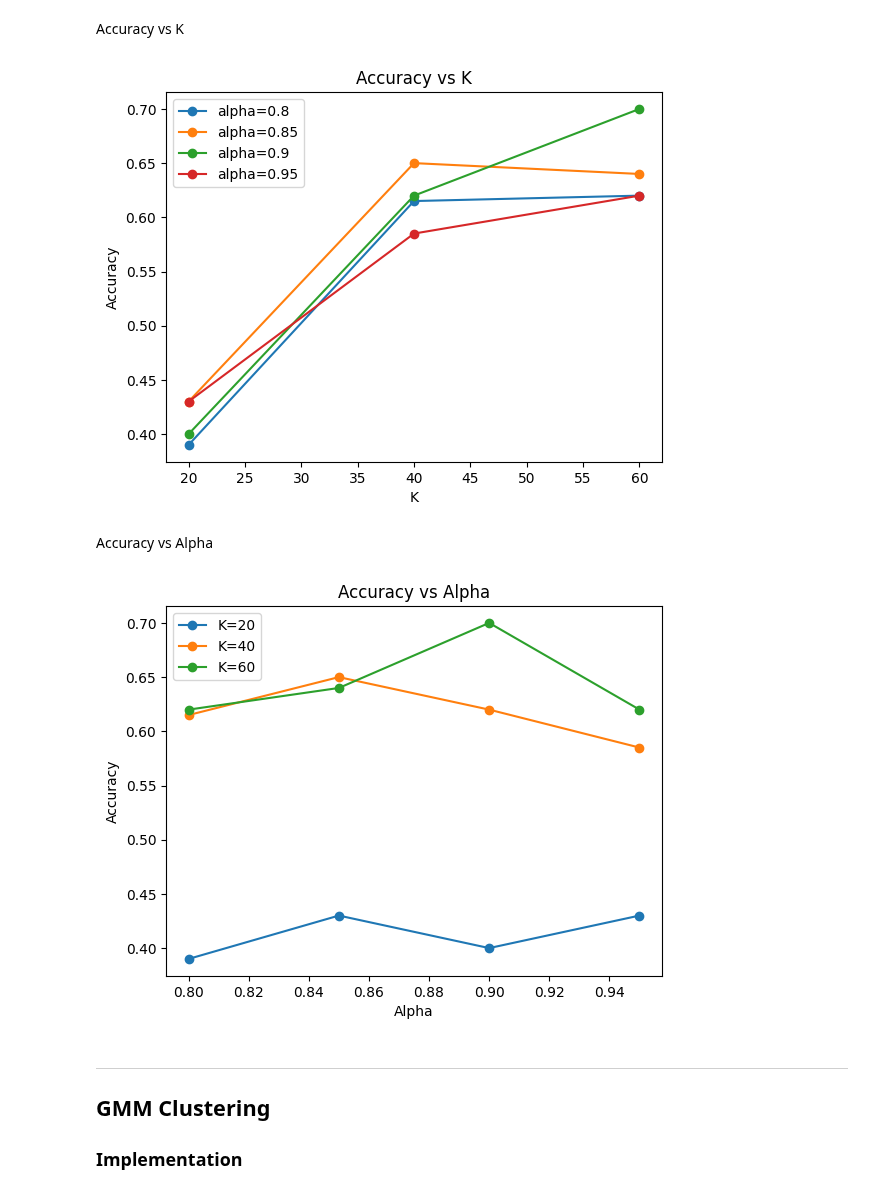
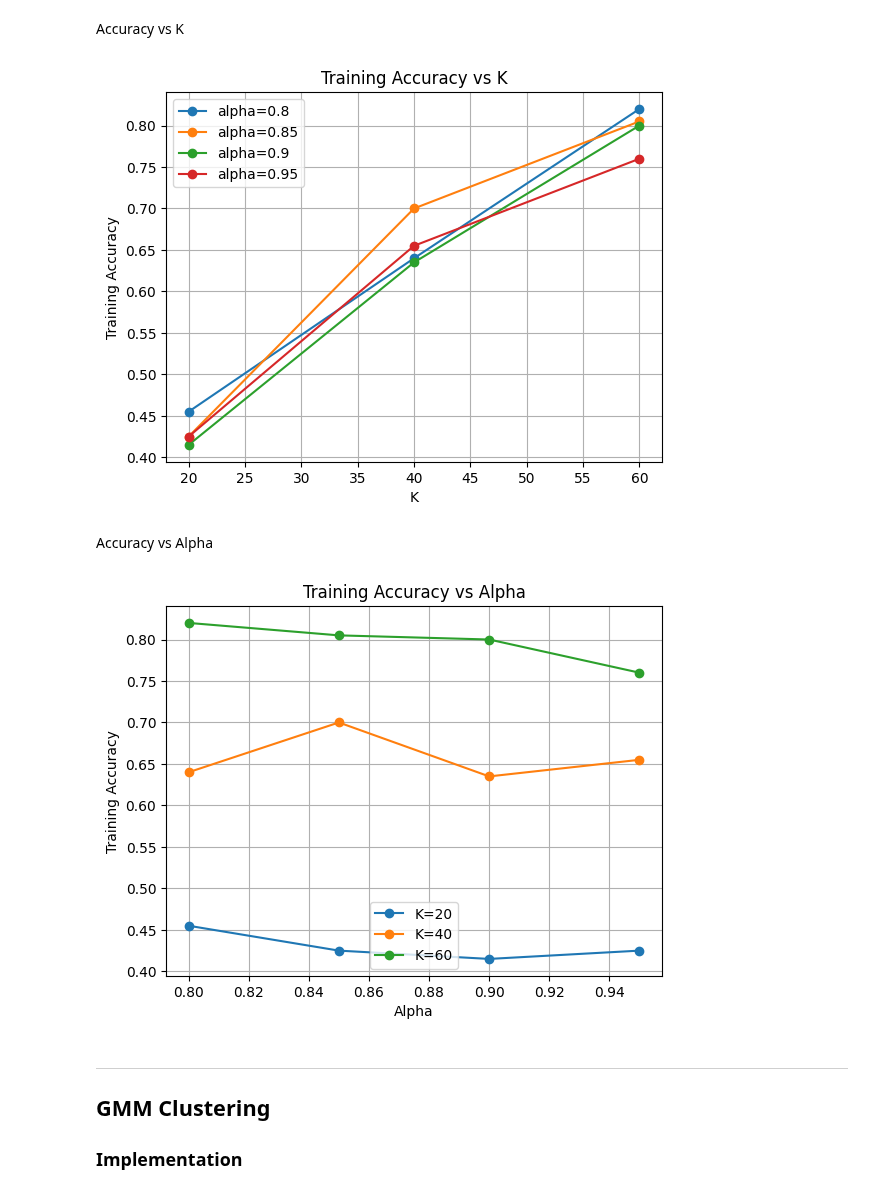
Before and after one commit to johnwillyyy/face-recognition, a Jupyter notebook: face_recognition_pca.ipynb, the cells around one changed output. Cells and saved outputs as stored; diff of their text form; code cells hidden in the pictures.

```diff
--- a/face_recognition_pca.ipynb
+++ b/face_recognition_pca.ipynb
@@ -346,0 +319,28 @@ alpha=0.95, K=60, acc=0.6200
+# %%
+K_VALUES = [20, 40, 60]
+km_results = {a: {} for a in alphas}
+best_km_alpha, best_km_K, best_km_acc = None, None, -1
+
+print(f"{'Alpha':>6}  {'K':>4}  {'Dims':>5}  {'Train Acc':>10}")
+print("-" * 40)
+
+for alpha in alphas:
+    X_tr = projections[alpha]["train"]
+    for K in K_VALUES:
+        centroids, train_labels = kmeans_fit(X_tr, K, max_iter=100, random_state=SEED)
+        train_acc = clustering_accuracy(y_train, train_labels)
+
+        km_results[alpha][K] = {
+            "centroids": centroids,
+            "train_acc": train_acc
+        }
+
+        if train_acc > best_km_acc:
+            best_km_acc   = train_acc
+            best_km_alpha = alpha
+            best_km_K     = K
+
+        print(f"{alpha:>6.2f}  {K:>4d}  {projections[alpha]['k']:>5d}  "
+              f"{train_acc:>10.4f}")
+
+print(f"\nBest K-Means config: alpha={best_km_alpha}, K={best_km_K}, train_acc={best_km_acc:.4f}")
@@ -347,39 +364,49 @@ alpha=0.95, K=60, acc=0.6200
 # %% [markdown]
 Accuracy vs K
 # %%
+plt.figure()
+
 for alpha in alphas:
     ks = []
     accs = []
-    for result in results:
-        if result[0] == alpha:
-            ks.append(result[1])
-            accs.append(result[2])
+
+    for K in K_VALUES:
+        ks.append(K)
+        accs.append(km_results[alpha][K]["train_acc"])
+
     plt.plot(ks, accs, marker='o', label=f'alpha={alpha}')
+
 plt.xlabel("K")
-plt.ylabel("Accuracy")
-plt.title("Accuracy vs K")
+plt.ylabel("Training Accuracy")
+plt.title("Training Accuracy vs K")
 plt.legend()
+plt.grid(True)
 plt.show()
 # %% [output]
-[figure, old version]
+[figure, new version]
 # %% [markdown]
 Accuracy vs Alpha
 # %%
-for K in K_values:
+plt.figure()
+
+for K in K_VALUES:
     alpha_list = []
     accs = []
-    for result in results:
-        if result[1] == K:
-            alpha_list.append(result[0])
-            accs.append(result[2])
+
+    for alpha in alphas:
+        alpha_list.append(alpha)
+        accs.append(km_results[alpha][K]["train_acc"])
+
     plt.plot(alpha_list, accs, marker='o', label=f'K={K}')
+
 plt.xlabel("Alpha")
-plt.ylabel("Accuracy")
-plt.title("Accuracy vs Alpha")
+plt.ylabel("Training Accuracy")
+plt.title("Training Accuracy vs Alpha")
 plt.legend()
+plt.grid(True)
 plt.show()
 # %% [output]
-[figure, old version]
+[figure, new version]
 # %% [markdown]
 ---
 ## GMM Clustering
```
Also changed, not shown: parts of 35 cells of this notebook.
